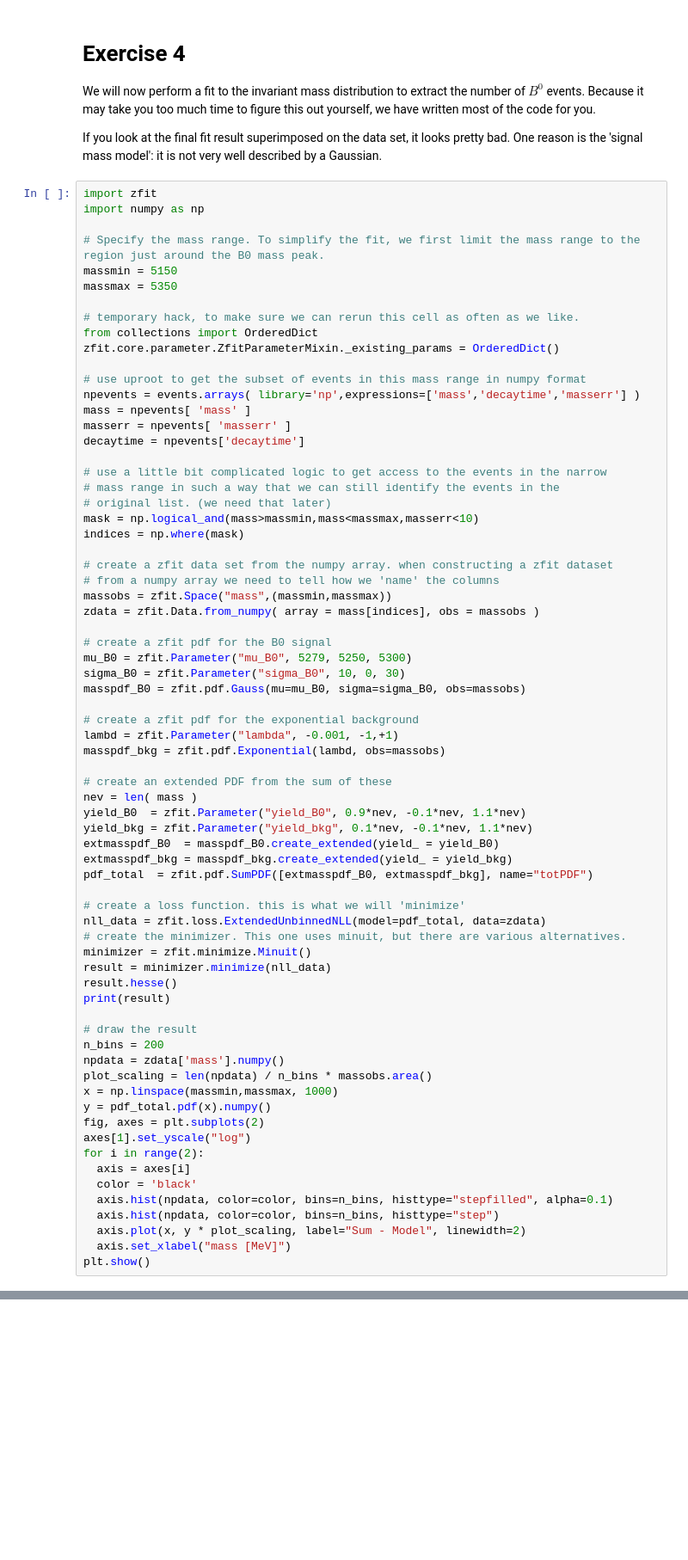
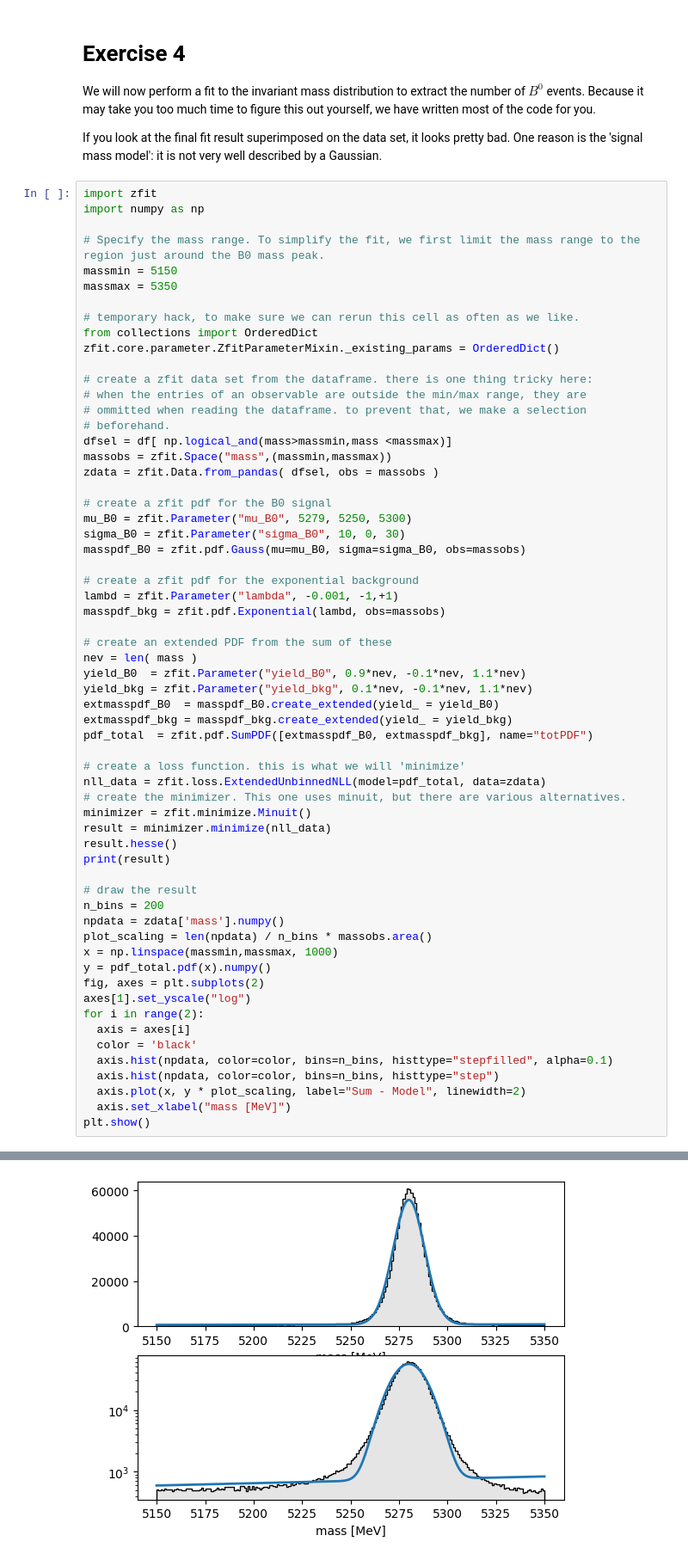
Before and after one commit to wouterhuls/FlavourPhysicsBND2023, a Jupyter notebook: mixingfrequency.ipynb, the cells around one changed output, grey strips where cells are left out. Shown at 86% size. Drawn from its saved outputs; the diff is of its cells as text; blank space fills up the shorter version.

```diff
--- a/mixingfrequency.ipynb
+++ b/mixingfrequency.ipynb
@@ -110,22 +130,13 @@ massmax = 5350
 from collections import OrderedDict
 zfit.core.parameter.ZfitParameterMixin._existing_params = OrderedDict()
 
-# use uproot to get the subset of events in this mass range in numpy format
-npevents = events.arrays( library='np',expressions=['mass','decaytime','masserr'] )
-mass = npevents[ 'mass' ]
-masserr = npevents[ 'masserr' ]
-decaytime = npevents['decaytime']
-
-# use a little bit complicated logic to get access to the events in the narrow
-# mass range in such a way that we can still identify the events in the
-# original list. (we need that later)
-mask = np.logical_and(mass>massmin,mass<massmax,masserr<10)
-indices = np.where(mask)
-
-# create a zfit data set from the numpy array. when constructing a zfit dataset
-# from a numpy array we need to tell how we 'name' the columns
+# create a zfit data set from the dataframe. there is one thing tricky here:
+# when the entries of an observable are outside the min/max range, they are
+# ommitted when reading the dataframe. to prevent that, we make a selection
+# beforehand.
+dfsel = df[ np.logical_and(mass>massmin,mass <massmax)]
 massobs = zfit.Space("mass",(massmin,massmax))
-zdata = zfit.Data.from_numpy( array = mass[indices], obs = massobs )
+zdata = zfit.Data.from_pandas( dfsel, obs = massobs )
 
 # create a zfit pdf for the B0 signal
 mu_B0 = zfit.Parameter("mu_B0", 5279, 5250, 5300)
@@ -168,3 +179,4 @@ for i in range(2):
   axis.plot(x, y * plot_scaling, label="Sum - Model", linewidth=2)
   axis.set_xlabel("mass [MeV]")
 plt.show()
+# %% [output]
@@ -171 +202,2 @@ plt.show()
+[figure, added]
 # %%
```
Also changed, not shown: parts of 12 cells of this notebook.
